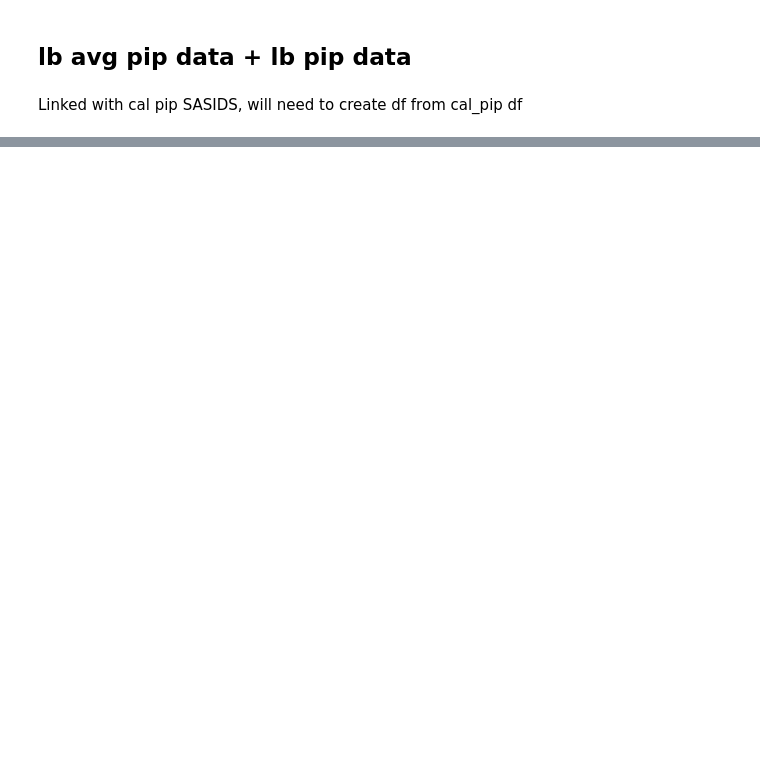
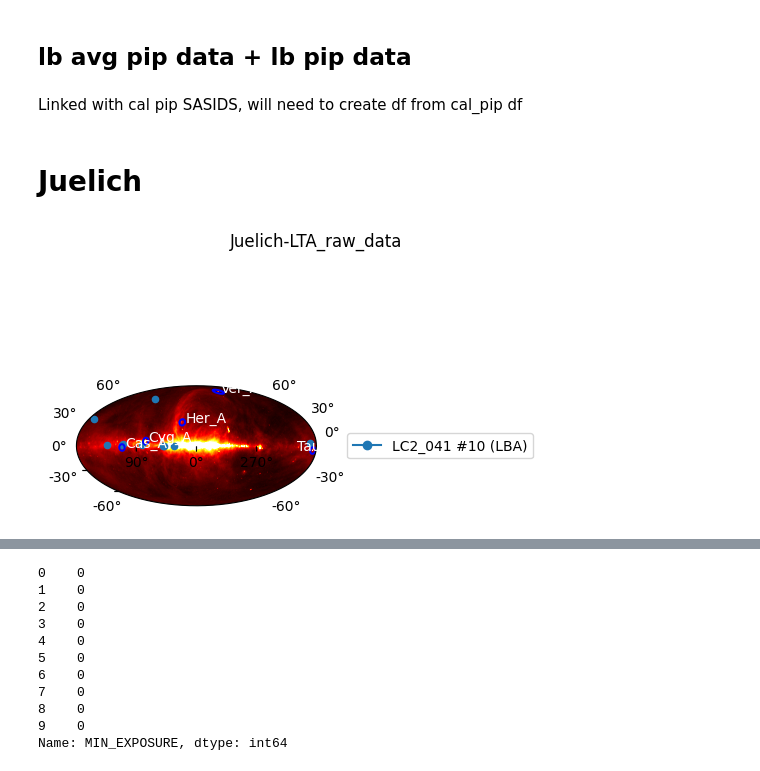
Before and after one commit to CelestinBananas/LTA_overview, a Jupyter notebook: LTA_Overview_notebook.ipynb, the cells around one changed output, grey strips where cells are left out. Cells and saved outputs as stored; diff of their text form; code cells hidden in the pictures; blank space fills up the shorter version.

```diff
--- a/LTA_Overview_notebook.ipynb
+++ b/LTA_Overview_notebook.ipynb
@@ -62,6 +74,18 @@ def split_saps(x):
         return x.split(",")
     except AttributeError:
         return None
+
+def replace_decimal_sep(list_coords):
+    '''
+    Function to replace all odd (ie every other) commas in a string to a "."
+    This changes a list of comma separated decimals to a more sane list of point separated decimals
+    '''
+    ind_comma = [i.start() for i in re.finditer(',', list_coords)]
+    s = list(list_coords)
+    for i, val in enumerate(ind_comma):
+        if i % 2 ==0:
+            s[val] = '.'
+    return ''.join(s)
 
 def df_prep(datafile, to_keep):
     """
@@ -81,6 +105,7 @@ def df_prep(datafile, to_keep):
     result : dataframe
         Dataframe with the subset of info relevant for the seected projects
     """
+
     df_og = pd.read_csv(datafile, delimiter="\t", dtype ={'SAPS': str})
     df = df_og.copy()
 #   df = df.drop(['SUCCESSOR_MOM_ID', 'SUCCESSOR_SAS_ID', 'SUCCESSOR_TYPE', 'STORAGE_MANAGER',
@@ -103,16 +128,21 @@ def df_prep(datafile, to_keep):
     df["RA"] = df.apply(lambda x: x.RA if x.RA[-1] != ',' else x.RA[:-1], axis = 1)
     df["DEC"] = df.apply(lambda x: x.DEC if x.DEC[-1] != ',' else x.DEC[:-1], axis = 1)
 
+    #Deal with the delimiter issue
+    df["nSAPS"] = df.SAPS.apply(lambda x: len(x))
+    df["RA"] = df.apply(lambda x: replace_decimal_sep(x.RA) if x.nSAPS != 1 else x.RA.replace(",", "."), axis = 1 )
+    df["DEC"] = df.apply(lambda x: replace_decimal_sep(x.DEC) if x.nSAPS != 1 else x.DEC.replace(",", "."), axis = 1 )
+
     #split observations with mulitple SAPS into list. Also need to deal with delimiter inconsistency ("," when alone, "." when in list of observations)
-    df["RA"] = df.apply(lambda x: x.RA.split(',') if x.SAPS != ["0"] else [x.RA.replace(",", ".")], axis = 1)
-    df["DEC"] = df.apply(lambda x: x.DEC.split(',') if x.SAPS != ["0"] else [x.DEC.replace(",", ".")], axis = 1)
+    df["RA"] = df.apply(lambda x: x.RA.split(',') if x.nSAPS != 1 else [x.RA.replace(",", ".")], axis = 1)
+    df["DEC"] = df.apply(lambda x: x.DEC.split(',') if x.nSAPS != 1 else [x.DEC.replace(",", ".")], axis = 1)
 
     #remove weird extra 0s at the beginning of the RAs
     df["RA"] = df.apply(lambda x: x.RA if len(x.RA)==len(x.DEC) else x.RA[1:], axis = 1)
 
     #correct the SAPS that have missmatched numbers of SAPS compared to coords
-    # TO BE DONE: VERIFY THIS ASSUMPTION
-    df["SAPS"] = df.apply(lambda x: len(x.RA)*[np.nan] if x.SAPS == None else [i for i in range(len(x.RA))], axis = 1)
+    # TO BE DONE: VERIFY THIS ASSUMPTION -> as of 03/05 this was removed as it was incorrect. This was allowing incorrect spliting of coords to be passed through. SAPS always seem correct.
+#     df["SAPS"] = df.apply(lambda x: len(x.RA)*[np.nan] if x.SAPS == None else [i for i in range(len(x.RA))], axis = 1)
 
 
     # only exploded ra and dec as that is what is needed now but will probably have to come back
@@ -120,6 +150,9 @@ def df_prep(datafile, to_keep):
     df = df.explode(["RA", "DEC", "SAPS"])
     df = df.reset_index(drop = True)
 
+    #Extra cleaning
+    df.MIN_EXPOSURE = df.MIN_EXPOSURE.apply( lambda x: float(x.replace(",", ".")))
+
     return df
 # %% [markdown]
 ### Image
@@ -379,0 +423,11 @@ to_keep_lb = 'LC4_007','LC4_014','LC5_020','LC5_022','LC6_021','LT5_006'
+# %% [markdown]
+# Juelich
+# %%
+# to_keep_raw = 'WTG-verification-DMO','DDT001','DDT002','DDT1_002','DDT2_001','DDT3_003','DDT4_002','DDT4_003','LC0_003','LC0_009','LC0_012','LC0_015','LC0_017','LC0_020','LC0_024','LC0_028','LC0_032','LC0_039','LC0_041','LC1_036','LC1_038','LC2_006','LC2_036','LC3_004','LC3_012','LC4_010','LC4_016','LC6_018','LC8_033','LC9_002'
+to_keep_raw = ['LC2_041']
+#run scripts
+df_raw = df_prep('data/IF-JULICH-raw_data.tsv', to_keep_raw)
+overview_image(df_raw, outname = 'Juelich-LTA_raw_data',plotProject ='all',plotAntenna = 'both', testMode = testMode, plotAteam=True, exp_range = [-np.inf, 14000], background="408MHz")
+df_raw['MIN_EXPOSURE']
+# %% [output]
+[figure, added]
@@ -379,0 +435,11 @@ to_keep_lb = 'LC4_007','LC4_014','LC5_020','LC5_022','LC6_021','LT5_006'
+0    0
+1    0
+2    0
+3    0
+4    0
+5    0
+6    0
+7    0
+8    0
+9    0
+Name: MIN_EXPOSURE, dtype: int64
```
Also changed, not shown: parts of 13 cells of this notebook.
